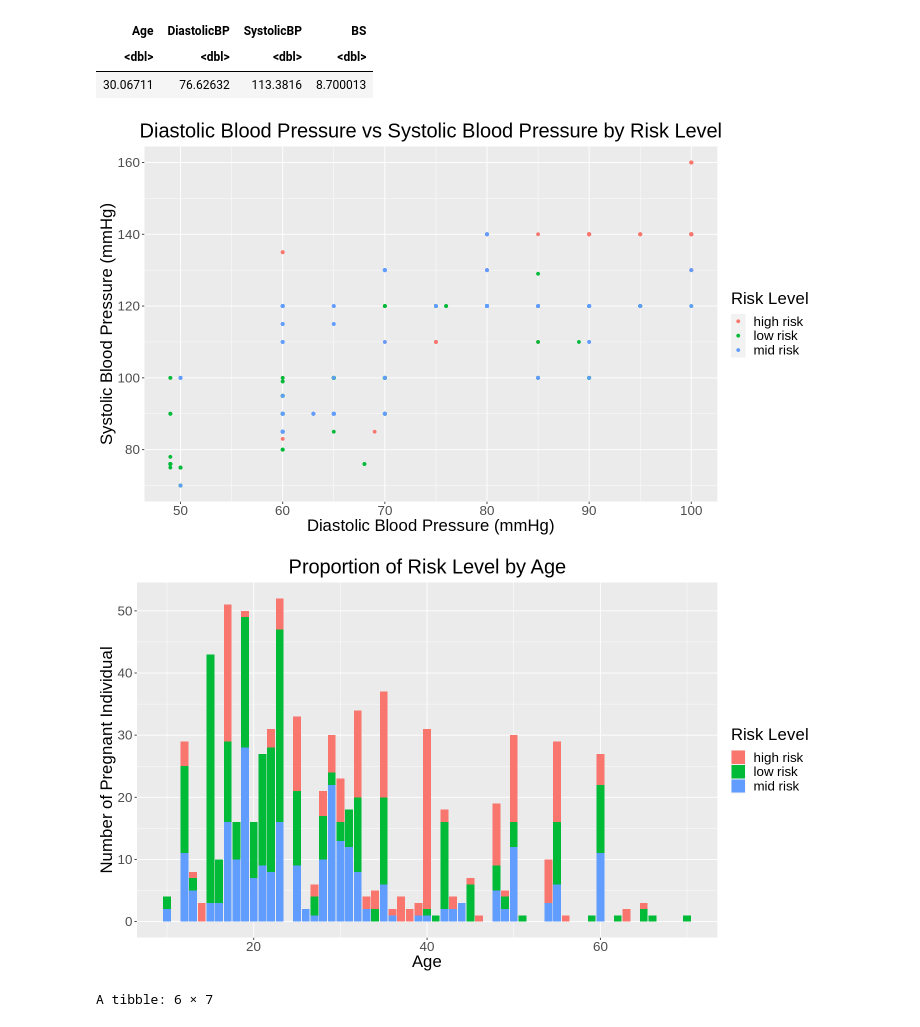
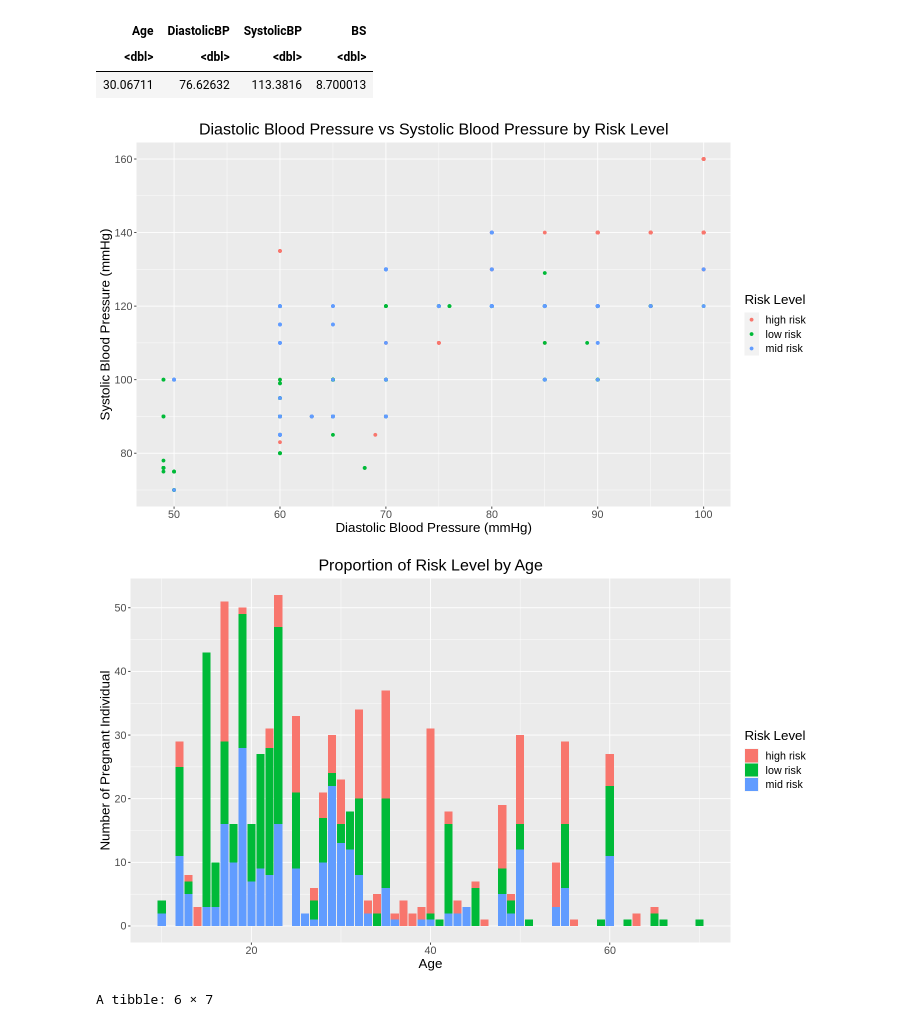
Before and after one commit to rukabii/dsci-100-group-project-006-29, a Jupyter notebook: Group_Project_Report.ipynb, the cells around one changed output. Saved outputs shown, nothing was run; the diff lists cells and outputs as text; code cells hidden in the pictures.

Commit message:
Added cross_val_plot title, improved text size

```diff
--- a/Group_Project_Report.ipynb
+++ b/Group_Project_Report.ipynb
@@ -145,30 +145,30 @@ A tibble: 1 × 4
 # %%
 options(repr.plot.width = 12, repr.plot.height = 7)
 
 # plot diastolic BP vs systolic BP, color by risk level
 maternity_diastolic_vs_systolic <- maternity_train |>
     ggplot(aes(x = DiastolicBP, y = SystolicBP, color = RiskLevel)) +
         geom_point() +
         labs (x = "Diastolic Blood Pressure (mmHg)", y = "Systolic Blood Pressure (mmHg)", color = "Risk Level") +
         ggtitle("Diastolic Blood Pressure vs Systolic Blood Pressure by Risk Level") +
-        theme(text = element_text(size=20)) +
+        theme(text = element_text(size = 16)) +
         theme(plot.title = element_text(hjust = 0.5))
 
 maternity_diastolic_vs_systolic
 
 # plot proportion of risk level based on age
 maternity_age_vs_risk <- maternity_train |>
     ggplot(aes(x = Age, fill = RiskLevel)) +
         geom_bar() +
         labs(x = "Age", y = "Number of Pregnant Individual", fill = "Risk Level") +
         ggtitle("Proportion of Risk Level by Age") +
-        theme(text = element_text(size=20)) +
+        theme(text = element_text(size = 16)) +
         theme(plot.title = element_text(hjust = 0.5))
 
 maternity_age_vs_risk
 # %% [output]
-[figure, old version]
+[figure, new version]
-[figure, old version]
+[figure, new version]
 # %%
 # create recipe with all predictors
 maternity_recipe <- recipe(RiskLevel ~., data = maternity_train) |>
```
Also changed, not shown: parts of 1 cell of this notebook.
